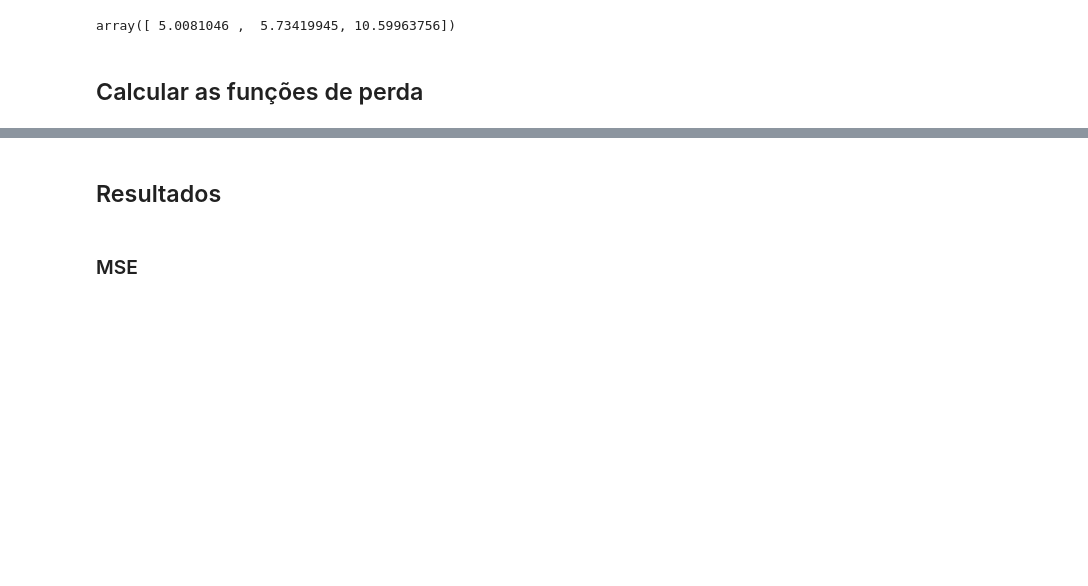
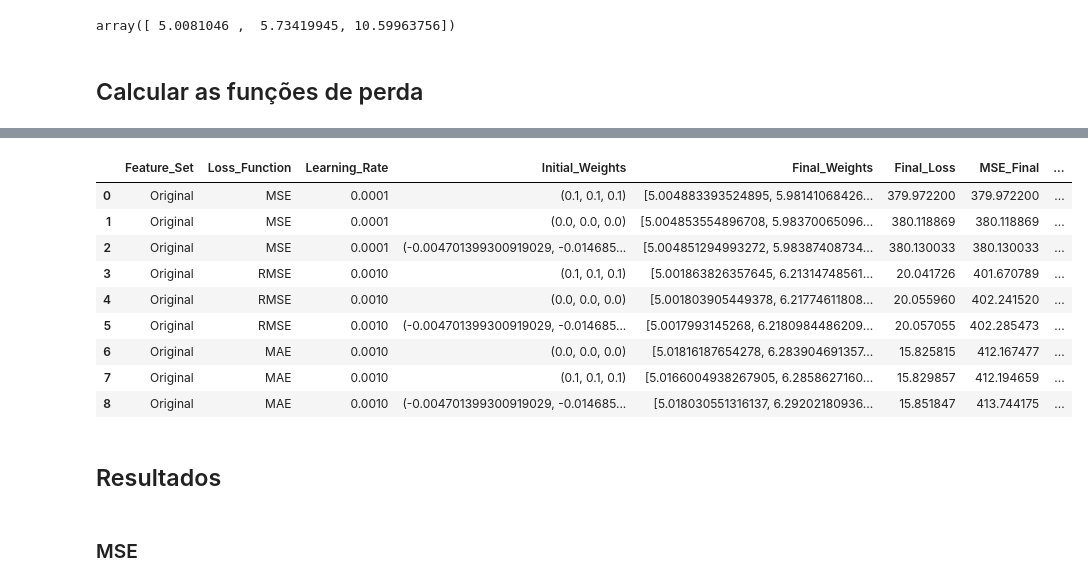
Before and after one commit to matheusssilva991/rna_tarefas_mestrado, a Jupyter notebook: src/tarefa2.ipynb, the cells around one changed output, grey strips where cells are left out. Drawn from its saved outputs; the diff is of its cells as text; code cells hidden in the pictures; blank space fills up the shorter version.

```diff
--- a/src/tarefa2.ipynb
+++ b/src/tarefa2.ipynb
@@ -187,0 +164,81 @@ df_result.sort_values(by='Final_Loss').groupby('Loss_Function').head(3).reset_in
+# %%
+dict_results = {}
+
+for feature_set, feature_name, target_data in zip(features_list, features_names, targets_list):
+    x_data = feature_set['x'].values
+    y_data = feature_set['y'].values
+    z_data = target_data
+
+    x_data_orig = features['x'].values
+    y_data_orig = features['y'].values
+    z_data_orig = y
+
+    for loss_fn_name, loss_fn_maker in zip(loss_fn_names, loss_fn_makers):
+        loss_function, grad_loss_function = loss_fn_maker(x_data, y_data, z_data)
+
+        for lr in learning_rates:
+            for initial_w in initial_weights:
+                try:
+                    weights, losses, n_iters = gradient_descendent(
+                        initial_w, loss_function, grad_loss_function,
+                        learning_rate=lr, max_iter=n_iterations, tolerance=tolerance, stopping_criteria=[1, 2, 3]
+                    )
+
+                    # Verificar se há overflow
+                    if np.any(np.isnan(weights[-1])) or np.any(np.isinf(weights[-1])):
+                        print(f"Overflow detectado para LR={lr}, Initial_W={initial_w}")
+                        continue
+
+                except Exception as e:
+                    print(f"Erro para LR={lr}, Initial_W={initial_w}: {e}")
+                    continue
+
+                if feature_name == 'Standardized':
+                    weights[-1] = std_scaler_x.desnormalize_weights(weights[-1])
+                elif feature_name == 'Normalized':
+                    weights[-1] = minmax_scaler_x.desnormalize_weights(weights[-1])
+
+                function_aprox = make_function(weights[-1])
+
+                mse_final = np.mean((z_data_orig - function_aprox(x_data_orig, y_data_orig)) ** 2)
+                rmse_final = np.sqrt(mse_final)
+                mae_final = np.mean(np.abs(z_data_orig - function_aprox(x_data_orig, y_data_orig)))
+
+                key = (feature_name, loss_fn_name, lr, tuple(initial_w))
+                dict_results[key] = {
+                    'weights': weights,
+                    'losses': losses,
+                    'n_iters': n_iters,
+                    'mse_final': mse_final,
+                    'rmse_final': rmse_final,
+                    'mae_final': mae_final
+                }
+
+df_result = pd.DataFrame([
+    {
+        'Feature_Set': key[0],
+        'Loss_Function': key[1],
+        'Learning_Rate': key[2],
+        'Initial_Weights': key[3],
+        'Final_Weights': value['weights'][-1],
+        'Final_Loss': value['losses'][-1],
+        'MSE_Final': value['mse_final'],
+        'RMSE_Final': value['rmse_final'],
+        'MAE_Final': value['mae_final'],
+        'Iterations': value['n_iters']
+    }
+    for key, value in dict_results.items()
+])
+
+df_result_to_save = df_result.copy()
+df_result_to_save['Learning_Rate'] = df_result_to_save['Learning_Rate'].apply(lambda x: f"{float(x):.6g}")
+df_result_to_save['Initial_Weights'] = df_result_to_save['Initial_Weights'].apply(lambda x: np.array(x).tolist())
+df_result_to_save['Final_Weights'] = df_result_to_save['Final_Weights'].apply(lambda x: np.array(x).tolist())
+
+df_result_to_save['Initial_Weights'] = df_result_to_save['Initial_Weights'].apply(lambda x: str(x))
+df_result_to_save['Final_Weights'] = df_result_to_save['Final_Weights'].apply(lambda x: str(x))
+
+df_result_to_save.to_excel('../output/tarefa2_results.xlsx', index=False, float_format="%.6g")
+
+df_result.sort_values(by='MAE_Final').groupby('Loss_Function').head(3).reset_index(drop=True)
+# %% [output]
@@ -188,2 +264,12 @@ df_result.sort_values(by='Final_Loss').groupby('Loss_Function').head(3).reset_in
+|  | Feature_Set | Loss_Function | Learning_Rate | Initial_Weights | Final_Weights | Final_Loss | MSE_Final | ... |
+| 0 | Original | MSE | 0.0001 | (0.1, 0.1, 0.1) | [5.004883393524895, 5.98141068426... | 379.972200 | 379.972200 | ... |
+| 1 | Original | MSE | 0.0001 | (0.0, 0.0, 0.0) | [5.004853554896708, 5.98370065096... | 380.118869 | 380.118869 | ... |
+| 2 | Original | MSE | 0.0001 | (-0.004701399300919029, -0.014685... | [5.004851294993272, 5.98387408734... | 380.130033 | 380.130033 | ... |
+| 3 | Original | RMSE | 0.0010 | (0.1, 0.1, 0.1) | [5.001863826357645, 6.21314748561... | 20.041726 | 401.670789 | ... |
+| 4 | Original | RMSE | 0.0010 | (0.0, 0.0, 0.0) | [5.001803905449378, 6.21774611808... | 20.055960 | 402.241520 | ... |
+| 5 | Original | RMSE | 0.0010 | (-0.004701399300919029, -0.014685... | [5.0017993145268, 6.2180984486209... | 20.057055 | 402.285473 | ... |
+| 6 | Original | MAE | 0.0010 | (0.0, 0.0, 0.0) | [5.01816187654278, 6.283904691357... | 15.825815 | 412.167477 | ... |
+| 7 | Original | MAE | 0.0010 | (0.1, 0.1, 0.1) | [5.0166004938267905, 6.2858627160... | 15.829857 | 412.194659 | ... |
+| 8 | Original | MAE | 0.0010 | (-0.004701399300919029, -0.014685... | [5.018030551316137, 6.29202180936... | 15.851847 | 413.744175 | ... |
 # %% [markdown]
 ## Resultados
```
Also changed, not shown: parts of 12 cells of this notebook, 8 other files.
